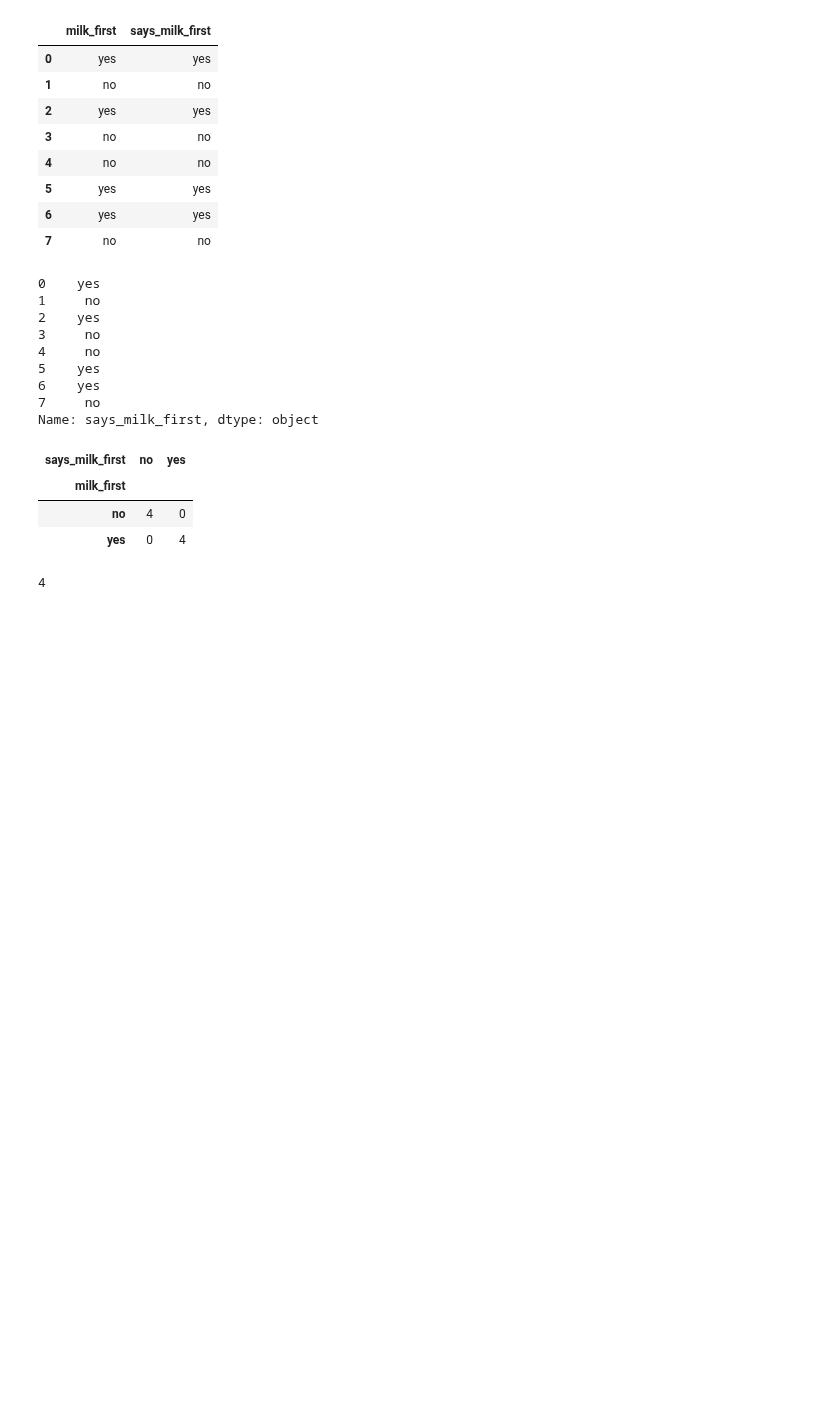
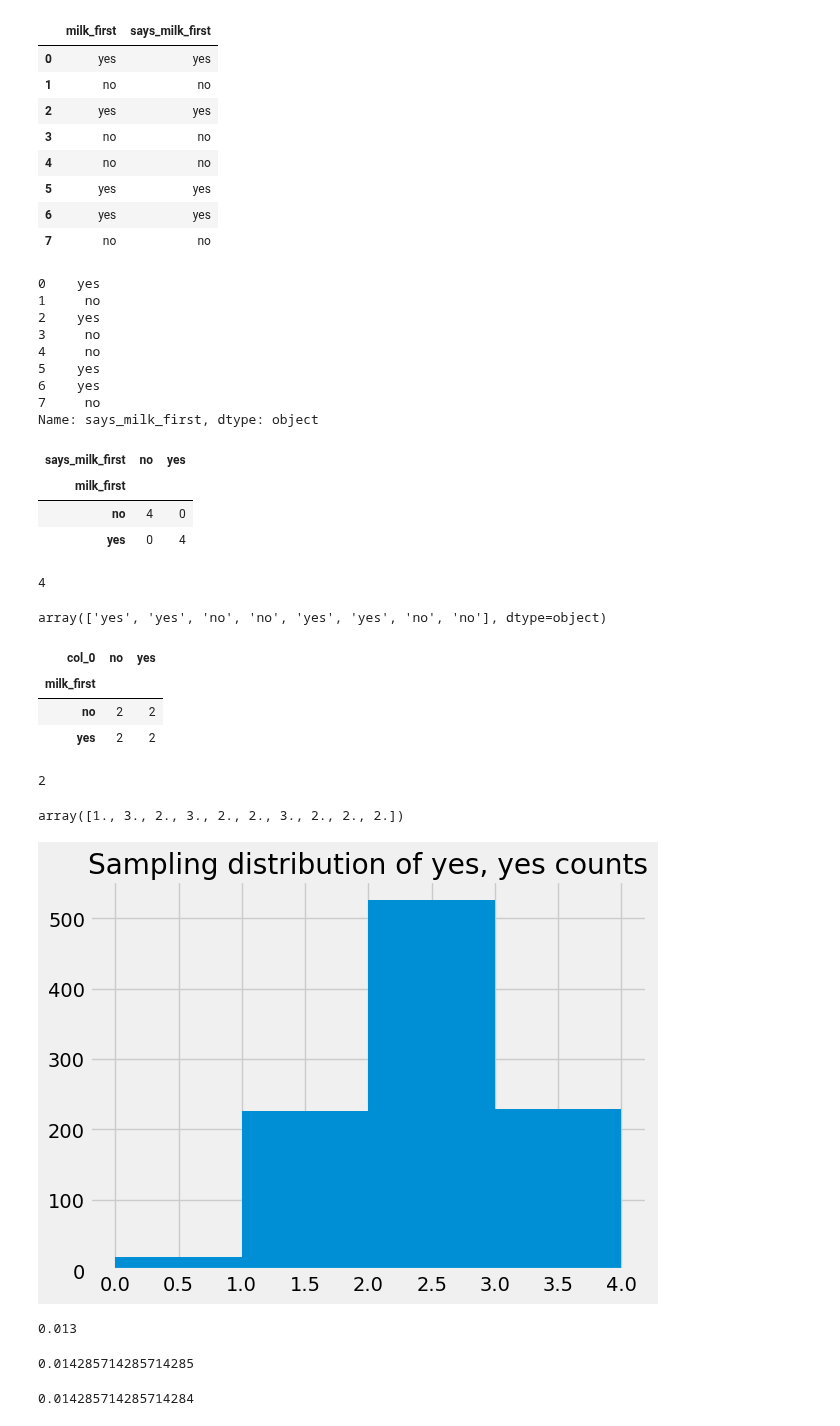
Before and after one commit to keithmmc/appliedstats, a Jupyter notebook: tasks.ipynb, the cells around one changed output. Drawn from its saved outputs; the diff is of its cells as text; code cells hidden in the pictures; blank space fills up the shorter version.

```diff
--- a/tasks.ipynb
+++ b/tasks.ipynb
@@ -130,3 +130,50 @@ milk_first_correct = counts_tab.loc['yes', 'yes']
 milk_first_correct
 # %% [output]
 4
+# %%
+# Make the random association.
+fake_says = rng.permutation(says_milk_first)
+fake_says
+# %% [output]
+array(['yes', 'yes', 'no', 'no', 'yes', 'yes', 'no', 'no'], dtype=object)
+# %%
+fake_counts_tab = pd.crosstab(milk_first, fake_says)
+fake_counts_tab
+# %% [output]
+| col_0 | no | yes |
+| milk_first |  |  |
+| no | 2 | 2 |
+| yes | 2 | 2 |
+# %%
+fake_mf_correct = fake_counts_tab.loc['yes', 'yes']
+fake_mf_correct
+# %% [output]
+2
+# %%
+# Notice we're only using 1000 iterations, not our usual 10_000
+# This is to save some time; the crosstab is a little slow.
+n_iters = 1000
+fake_mf_corrects = np.zeros(n_iters)
+for i in np.arange(n_iters):
+    fake_says = rng.permutation(says_milk_first)
+    fake_counts_tab = pd.crosstab(milk_first, fake_says)
+    fake_mf_correct = fake_counts_tab.loc['yes', 'yes']
+    fake_mf_corrects[i] = fake_mf_correct
+fake_mf_corrects[:10]
+# %% [output]
+array([1., 3., 2., 3., 2., 2., 3., 2., 2., 2.])
+# %%
+plt.hist(fake_mf_corrects, bins=np.arange(5));
+plt.title('Sampling distribution of yes, yes counts');
+# %% [output]
+[figure, added]
+# %%
+np.count_nonzero(fake_mf_corrects == 4) / n_iters
+# %% [output]
+0.013
+# %%
+# Probability that Muriel will select all 4 milk-first cups
+# correctly if she is just guessing.
+4 / 8 * 3 / 7 * 2 / 6 * 1 / 5
+# %% [output]
+0.014285714285714285
@@ -132,0 +183,7 @@ milk_first_correct
+# %%
+# Calculate Fisher's Exact Test p-value
+odds_ratio, p_value = sps.fisher_exact(counts_tab,
+                                       alternative='greater')
+p_value
+# %% [output]
+0.014285714285714284
```
Also changed, not shown: parts of 1 cell of this notebook.
